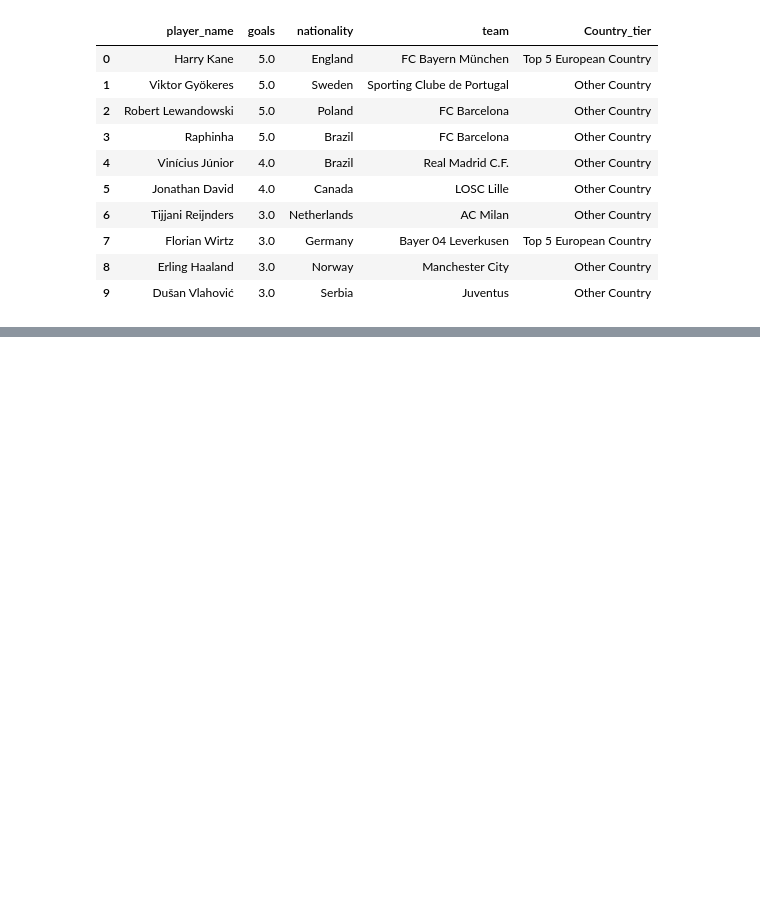
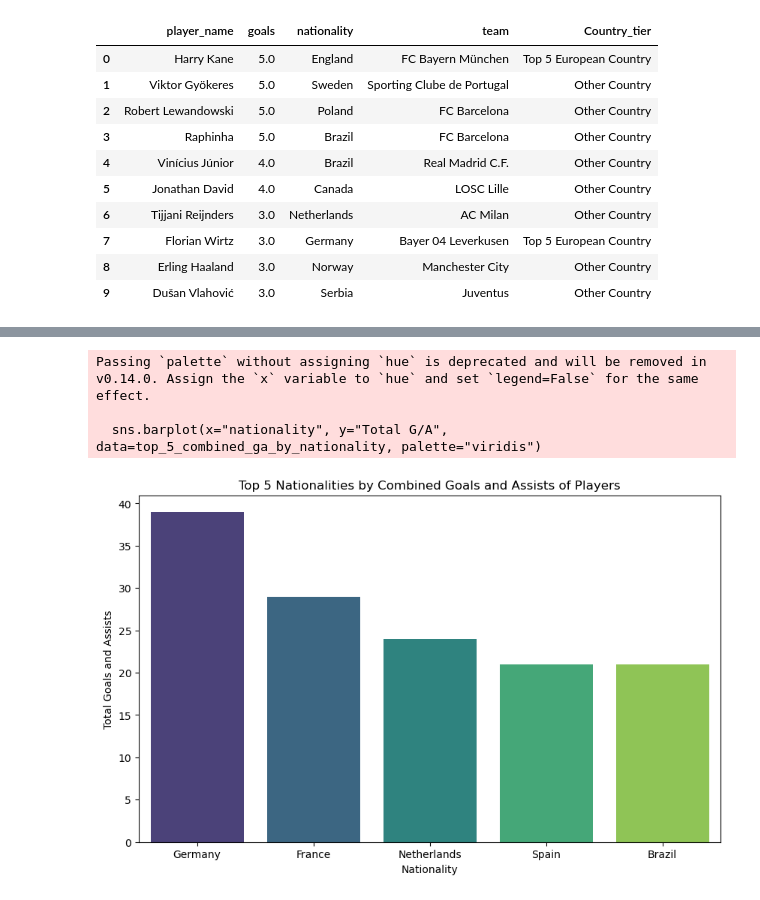
Before and after one commit to AJD1888/ucl-2025-national-performance-analysis, a Jupyter notebook: ucl-2025-national-performace-analysis.ipynb, the cells around one changed output, grey strips where cells are left out. Drawn from its saved outputs; the diff is of its cells as text; code cells hidden in the pictures; blank space fills up the shorter version.

Commit message:
started writing README file and visualisation

```diff
--- a/ucl-2025-national-performace-analysis.ipynb
+++ b/ucl-2025-national-performace-analysis.ipynb
@@ -228,0 +360,18 @@ top_10_goal_scorers
+# %%
+# Query 8  get the combined G/A of all players grouped by nationality and field position
+query8 = """
+SELECT nationality, COUNT(DISTINCT players.id_player) AS "Number of Players", SUM(goals) AS "Total Goals", SUM(assists) AS "Total Assists", SUM(goals + assists) AS "Total G/A",
+CASE
+    WHEN nationality IN ('Spain', 'Italy', 'Germany', 'France', 'England') THEN 'Top 5 European Country'
+    ELSE 'Other Country'
+END AS Country_tier
+FROM players
+LEFT JOIN goals_stats ON players.id_player = goals_stats.id_player
+LEFT JOIN attacking_stats ON players.id_player = attacking_stats.id_player
+GROUP BY nationality
+ORDER BY "Total G/A" DESC
+"""
+
+combined_ga_by_nationality = pd.read_sql_query(query8, conn)
+
+combined_ga_by_nationality.head(10)
@@ -228,0 +424,16 @@ top_10_goal_scorers
+# %%
+top_5_combined_ga_by_nationality = combined_ga_by_nationality.head(5)
+
+# plot the top 5 nationalities with the highest combined G/A as a bar chart
+
+plt.figure(figsize=(10,6))
+sns.barplot(x="nationality", y="Total G/A", data=top_5_combined_ga_by_nationality, palette="viridis")
+plt.title("Top 5 Nationalities by Combined Goals and Assists of Players")
+plt.xlabel("Nationality")
+plt.ylabel("Total Goals and Assists")
+plt.show()
+# %% [output]
+Passing `palette` without assigning `hue` is deprecated and will be removed in v0.14.0. Assign the `x` variable to `hue` and set `legend=False` for the same effect.
+
+  sns.barplot(x="nationality", y="Total G/A", data=top_5_combined_ga_by_nationality, palette="viridis")
+[figure, added]
```
Also changed, not shown: parts of 11 cells of this notebook, 2 other files.
